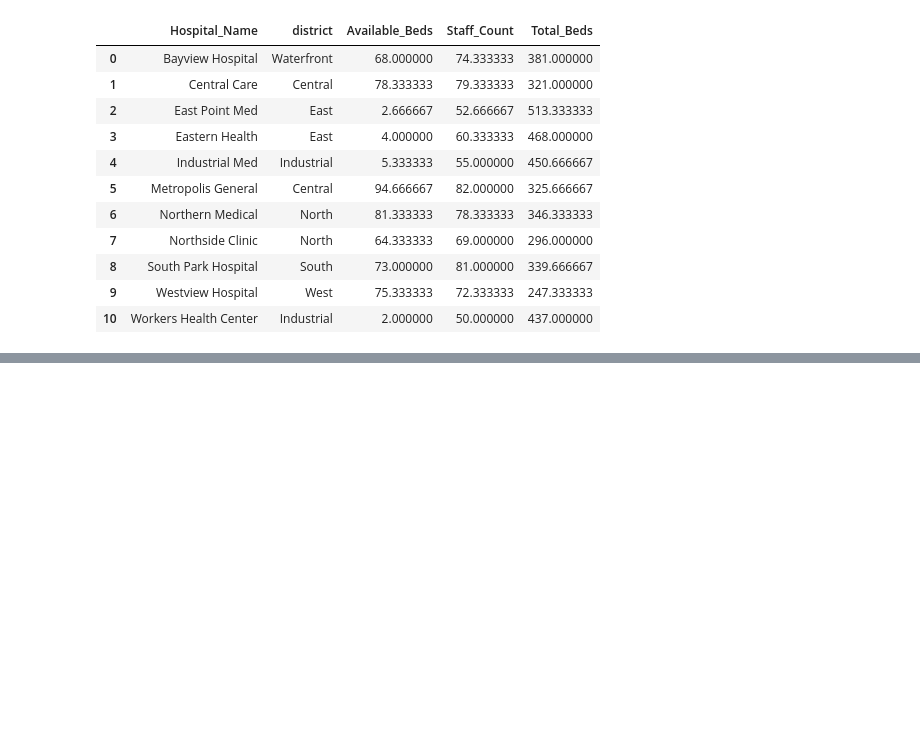
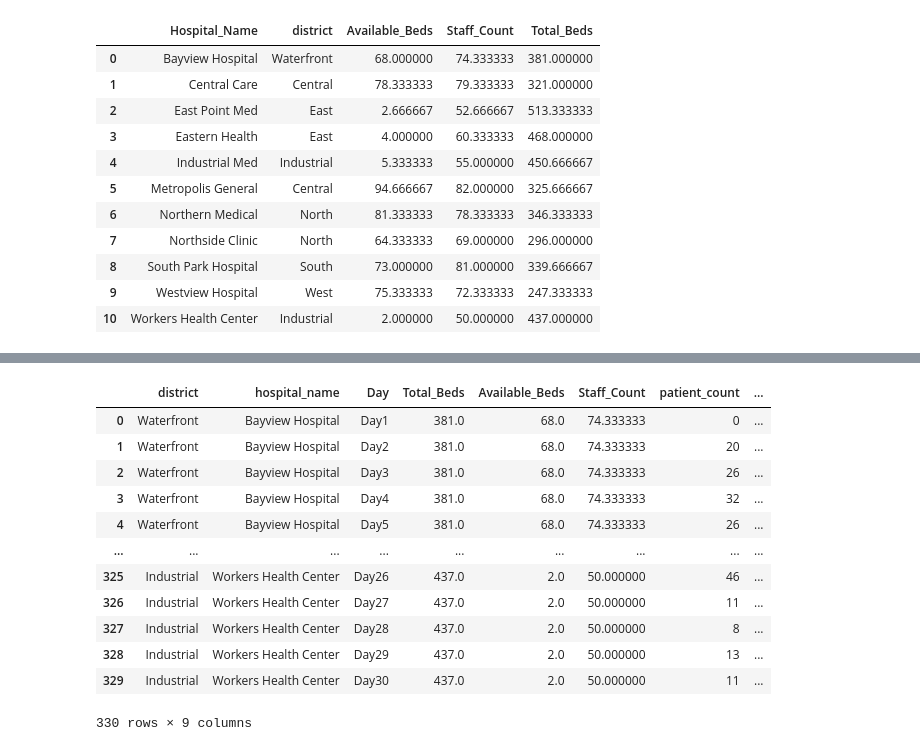
Before and after one commit to hsyen78444/WIF3009-A1, a Jupyter notebook: A1.ipynb, the cells around one changed output, grey strips where cells are left out. Drawn from its saved outputs; the diff is of its cells as text; code cells hidden in the pictures; blank space fills up the shorter version.

Commit message:
concat

```diff
--- a/A1.ipynb
+++ b/A1.ipynb
@@ -511,0 +521,56 @@ sensor_long.merge(hospital_pivot, left_on='district', right_on='district')
+# %%
+# --- Patient block (district-hospital-day) ---
+patient_tmp = patient_records.copy()
+patient_tmp["admission_date"] = pd.to_datetime(patient_tmp["admission_date"], errors="coerce")
+patient_tmp["Day"] = "Day" + patient_tmp["admission_date"].dt.day.astype("Int64").astype(str)
+patient_tmp = patient_tmp[patient_tmp["admission_date"].dt.day.between(1, 30, inclusive="both")]
+
+patient_block = (
+    patient_tmp.groupby(["district", "hospital_name", "Day"], as_index=False)
+    .agg(patient_count=("patient_id", "count"))
+    .set_index(idx_cols)
+    .reindex(base_idx)
+)
+# %%
+# --- Capacity block (district-hospital), repeated by day via base ---
+cap = hospital_pivot.rename(columns={"Hospital_Name": "hospital_name"})
+capacity_block = (
+    base[["district", "hospital_name", "Day"]]
+    .merge(
+        cap[["district", "hospital_name", "Total_Beds", "Available_Beds", "Staff_Count"]],
+        on=["district", "hospital_name"],
+        how="left"
+    )
+    .set_index(idx_cols)
+    .reindex(base_idx)
+)
+# %%
+# --- Final concat of all 3 sources ---
+integrated_concat = pd.concat(
+    [
+        capacity_block[["Total_Beds", "Available_Beds", "Staff_Count"]],
+        patient_block[["patient_count"]],
+        sensor_block[["mean_pollution", "peak_pollution"]],
+    ],
+    axis=1,
+    join="inner"
+).reset_index()
+# %%
+# Clean remaining gaps
+integrated_concat["patient_count"] = integrated_concat["patient_count"].fillna(0).astype(int)
+# %%
+integrated_concat
+# %% [output]
+|  | district | hospital_name | Day | Total_Beds | Available_Beds | Staff_Count | patient_count | ... |
+| 0 | Waterfront | Bayview Hospital | Day1 | 381.0 | 68.0 | 74.333333 | 0 | ... |
+| 1 | Waterfront | Bayview Hospital | Day2 | 381.0 | 68.0 | 74.333333 | 20 | ... |
+| 2 | Waterfront | Bayview Hospital | Day3 | 381.0 | 68.0 | 74.333333 | 26 | ... |
+| 3 | Waterfront | Bayview Hospital | Day4 | 381.0 | 68.0 | 74.333333 | 32 | ... |
+| 4 | Waterfront | Bayview Hospital | Day5 | 381.0 | 68.0 | 74.333333 | 26 | ... |
+| ... | ... | ... | ... | ... | ... | ... | ... | ... |
+| 325 | Industrial | Workers Health Center | Day26 | 437.0 | 2.0 | 50.000000 | 46 | ... |
+| 326 | Industrial | Workers Health Center | Day27 | 437.0 | 2.0 | 50.000000 | 11 | ... |
+| 327 | Industrial | Workers Health Center | Day28 | 437.0 | 2.0 | 50.000000 | 8 | ... |
+| 328 | Industrial | Workers Health Center | Day29 | 437.0 | 2.0 | 50.000000 | 13 | ... |
+| 329 | Industrial | Workers Health Center | Day30 | 437.0 | 2.0 | 50.000000 | 11 | ... |
+330 rows × 9 columns
```
Also changed, not shown: parts of 4 cells of this notebook.
